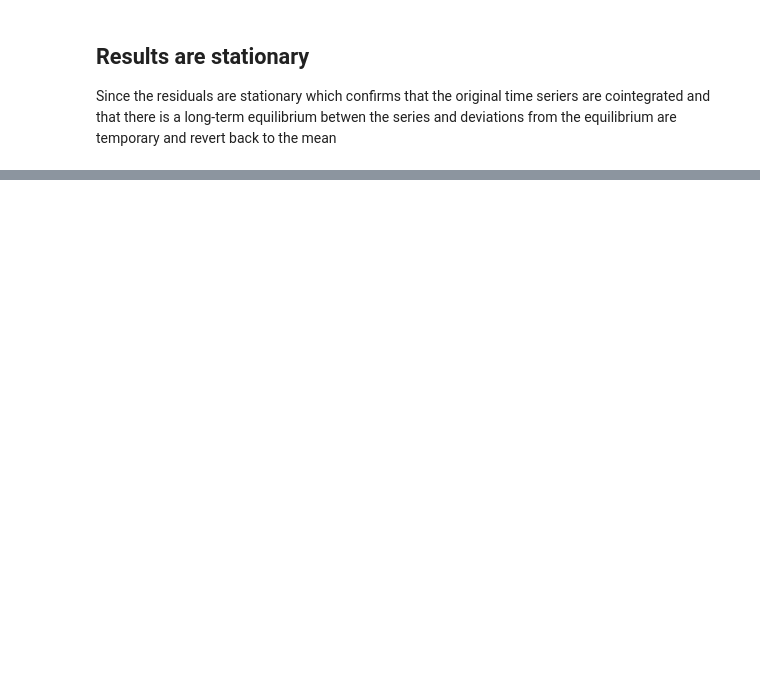
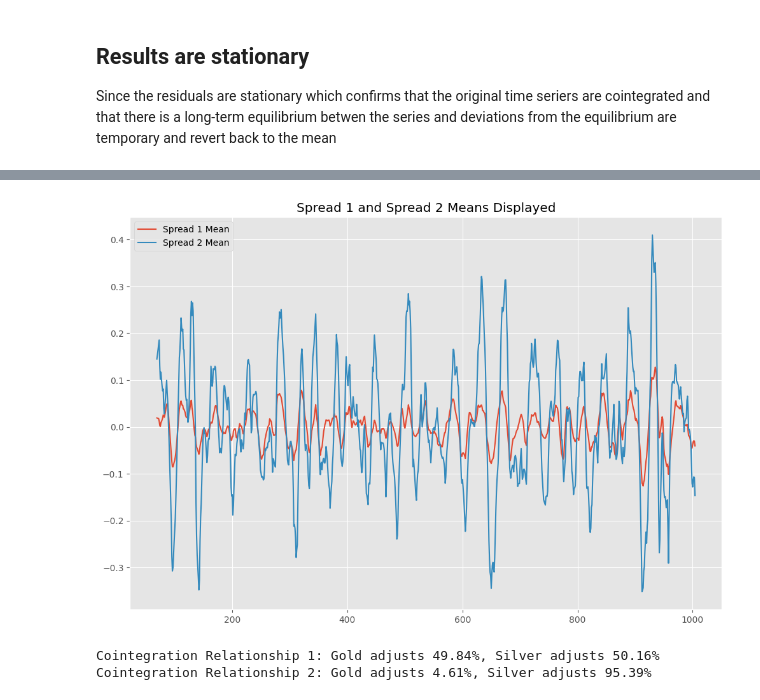
Before and after one commit to GTSF-Quantitative-Sector/sarima_forecast, a Jupyter notebook: VECM/VECM.ipynb, the cells around one changed output, grey strips where cells are left out. Saved outputs shown, nothing was run; the diff lists cells and outputs as text; code cells hidden in the pictures; blank space fills up the shorter version.

```diff
--- a/VECM/VECM.ipynb
+++ b/VECM/VECM.ipynb
@@ -393,0 +416,37 @@ These residuals using their means, standard deviations we can develop a mean rev
+# %%
+# Calculate z-scores for standardization
+window = 70
+spreads_df['spread1_mean'] = spreads_df['spread1'].rolling(window=window).mean()
+spreads_df['spread1_std'] = spreads_df['spread1'].rolling(window=window).std()
+spreads_df['z_score1'] = (spreads_df['spread1'] - spreads_df['spread1_mean']) / spreads_df['spread1_std']
+
+spreads_df['spread2_mean'] = spreads_df['spread2'].rolling(window=window).mean()
+spreads_df['spread2_std'] = spreads_df['spread2'].rolling(window=window).std()
+spreads_df['z_score2'] = (spreads_df['spread2'] - spreads_df['spread2_mean']) / spreads_df['spread2_std']
+
+gold_col = 1
+silver_col = 0
+
+gold_adjustment_speed1 = abs(alpha[gold_col, 0])
+gold_adjustment_speed2 = abs(alpha[gold_col, 1])
+silver_adjustment_speed1 = abs(alpha[silver_col, 0])
+silver_adjustment_speed2 = abs(alpha[silver_col, 1])
+adjustment_ratio1 = gold_adjustment_speed1 / (gold_adjustment_speed1 + silver_adjustment_speed1)
+adjustment_ratio2 = gold_adjustment_speed2 / (gold_adjustment_speed2 + silver_adjustment_speed2)
+
+plt.figure(figsize=(12, 8))
+plt.plot(spreads_df.index, spreads_df['spread1_mean'], label='Spread 1 Mean')
+plt.plot(spreads_df.index, spreads_df['spread2_mean'], label='Spread 2 Mean')
+
+plt.title('Spread 1 and Spread 2 Means Displayed')
+plt.legend()
+plt.show()
+
+
+
+print(f"Cointegration Relationship 1: Gold adjusts {adjustment_ratio1:.2%}, Silver adjusts {1-adjustment_ratio1:.2%}")
+print(f"Cointegration Relationship 2: Gold adjusts {adjustment_ratio2:.2%}, Silver adjusts {1-adjustment_ratio2:.2%}")
+# %% [output]
+[figure, added]
+Cointegration Relationship 1: Gold adjusts 49.84%, Silver adjusts 50.16%
+Cointegration Relationship 2: Gold adjusts 4.61%, Silver adjusts 95.39%
```
Also changed, not shown: parts of 12 cells of this notebook.
